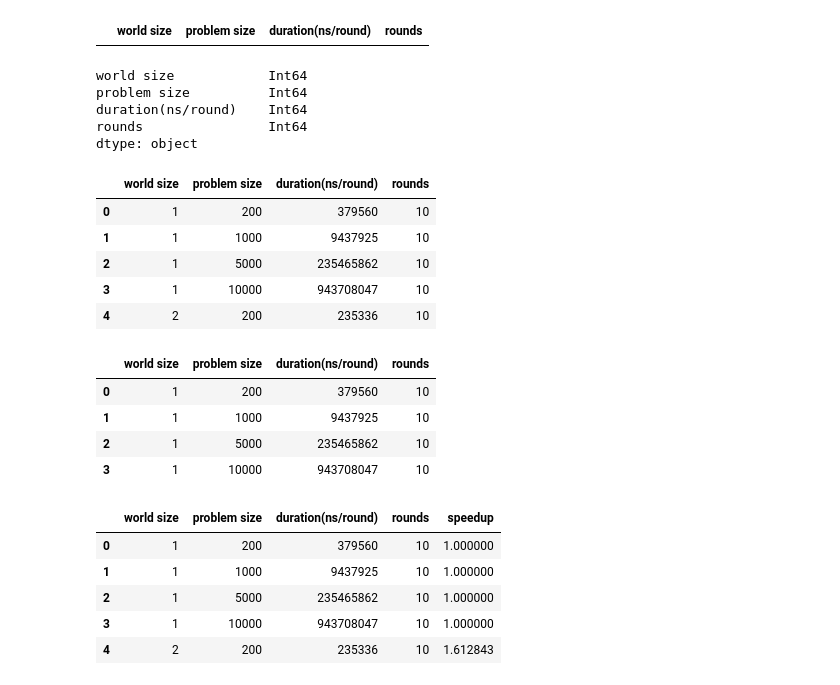
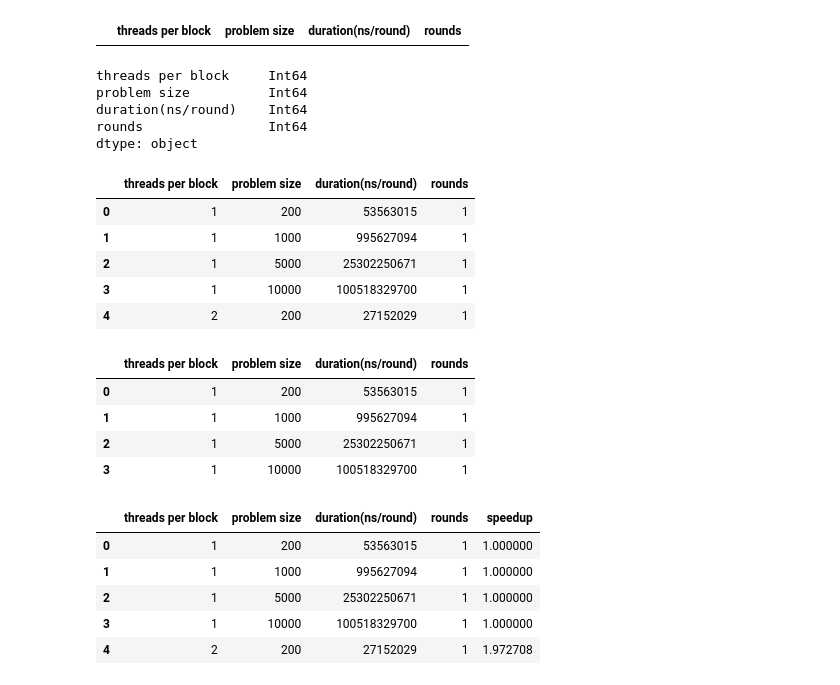
Before and after one commit to doutv/N-Body-Simulation, a Jupyter notebook: report/report.ipynb, the cells around one changed output. Drawn from its saved outputs; the diff is of its cells as text; code cells hidden in the pictures.

```diff
--- a/report/report.ipynb
+++ b/report/report.ipynb
@@ -4,20 +4,25 @@ import pandas as pd
 data = []
 
 duration = "duration(ns/round)"
+speedup = "speedup"
+problem_size = "problem size"
 template_dict = {
     "world size":0,
     "thread number":0,
-    "problem size":0,
+    problem_size:0,
     "speed(px/s)":0.0,
-    "duration(ns/round)":0.0,
+    duration:0.0,
     "rounds":1,
 }
 filename=input("filename=")
+prog = filename.split("-")[0]
 # %%
-if filename.startswith("mpi"):
+if prog == "mpi":
     world_size = "world size"
-elif filename.startswith("hybrid"):
+elif prog == "hybrid":
     world_size = "thread number"
+elif prog == "cuda":
+    world_size = "threads per block"
 else:
     world_size = "thread number"
 with open(f"../logs/{filename}.log","r") as f:
@@ -28,7 +33,7 @@ with open(f"../logs/{filename}.log","r") as f:
             key,val = line.rstrip().split(":")
         except ValueError:
             display(line,key,val)
-        val = val[1:]
+        val = val.lstrip()
         if key == world_size:
             data.append({})
         data[-1][key] = val
@@ -39,37 +44,37 @@ df = df.convert_dtypes()
 display(df.dtypes)
 display(df.head())
 # %% [output]
-|  | world size | problem size | duration(ns/round) | rounds |
+|  | threads per block | problem size | duration(ns/round) | rounds |
-world size            Int64
+threads per block     Int64
 problem size          Int64
 duration(ns/round)    Int64
 rounds                Int64
 dtype: object
-|  | world size | problem size | duration(ns/round) | rounds |
-| 0 | 1 | 200 | 379560 | 10 |
-| 1 | 1 | 1000 | 9437925 | 10 |
-| 2 | 1 | 5000 | 235465862 | 10 |
-| 3 | 1 | 10000 | 943708047 | 10 |
-| 4 | 2 | 200 | 235336 | 10 |
+|  | threads per block | problem size | duration(ns/round) | rounds |
+| 0 | 1 | 200 | 53563015 | 1 |
+| 1 | 1 | 1000 | 995627094 | 1 |
+| 2 | 1 | 5000 | 25302250671 | 1 |
+| 3 | 1 | 10000 | 100518329700 | 1 |
+| 4 | 2 | 200 | 27152029 | 1 |
 # %%
 def get_one_core_duration(row,t1_df):
-    t1 = t1_df.loc[t1_df["problem size"]==row["problem size"]][duration].values[0]
+    t1 = t1_df.loc[t1_df[problem_size]==row[problem_size]][duration].values[0]
     return t1/row[duration]
 t1_df = df[df[world_size]==1]
 display(t1_df)
-df["speedup"] = df.apply(get_one_core_duration,args=(t1_df,),axis=1)
+df[speedup] = df.apply(get_one_core_duration,args=(t1_df,),axis=1)
 display(df.head())
 # %% [output]
-|  | world size | problem size | duration(ns/round) | rounds |
-| 0 | 1 | 200 | 379560 | 10 |
-| 1 | 1 | 1000 | 9437925 | 10 |
-| 2 | 1 | 5000 | 235465862 | 10 |
-| 3 | 1 | 10000 | 943708047 | 10 |
+|  | threads per block | problem size | duration(ns/round) | rounds |
+| 0 | 1 | 200 | 53563015 | 1 |
+| 1 | 1 | 1000 | 995627094 | 1 |
+| 2 | 1 | 5000 | 25302250671 | 1 |
+| 3 | 1 | 10000 | 100518329700 | 1 |
-|  | world size | problem size | duration(ns/round) | rounds | speedup |
-| 0 | 1 | 200 | 379560 | 10 | 1.000000 |
-| 1 | 1 | 1000 | 9437925 | 10 | 1.000000 |
-| 2 | 1 | 5000 | 235465862 | 10 | 1.000000 |
-| 3 | 1 | 10000 | 943708047 | 10 | 1.000000 |
-| 4 | 2 | 200 | 235336 | 10 | 1.612843 |
+|  | threads per block | problem size | duration(ns/round) | rounds | speedup |
+| 0 | 1 | 200 | 53563015 | 1 | 1.000000 |
+| 1 | 1 | 1000 | 995627094 | 1 | 1.000000 |
+| 2 | 1 | 5000 | 25302250671 | 1 | 1.000000 |
+| 3 | 1 | 10000 | 100518329700 | 1 | 1.000000 |
+| 4 | 2 | 200 | 27152029 | 1 | 1.972708 |
 # %%
 tmp_df = df
```
Also changed, not shown: parts of 10 cells of this notebook, 10 other files.
